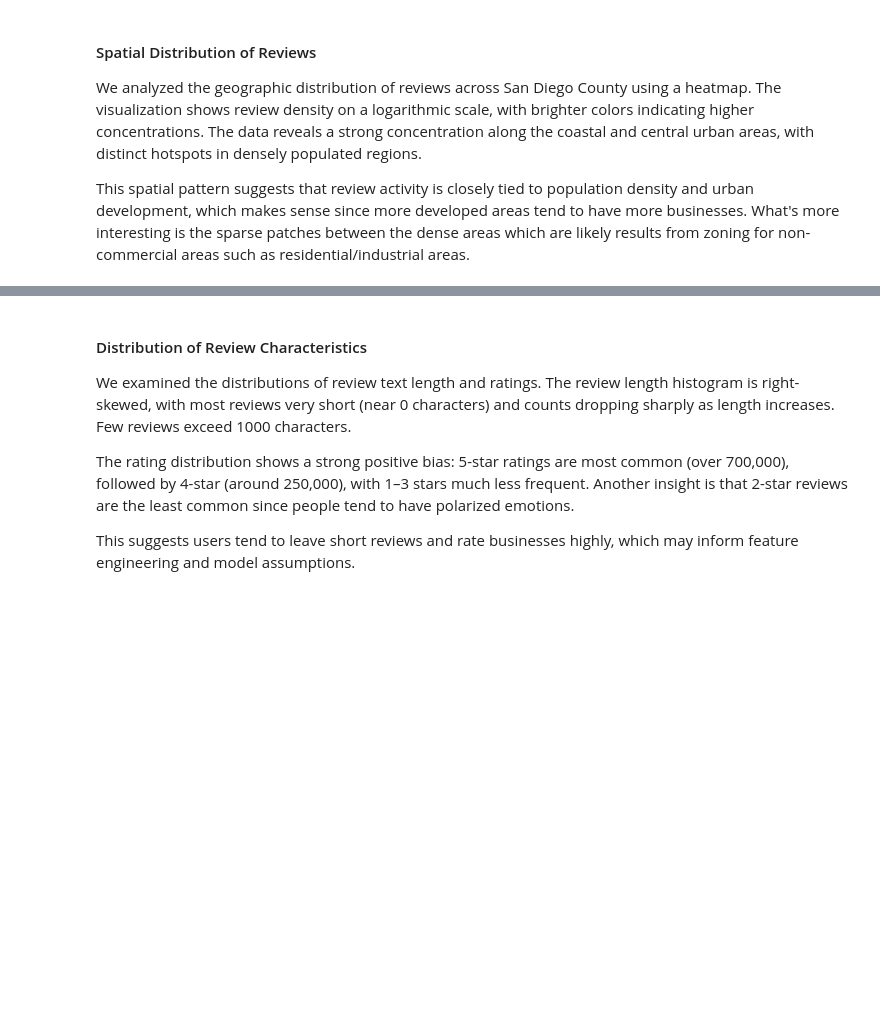
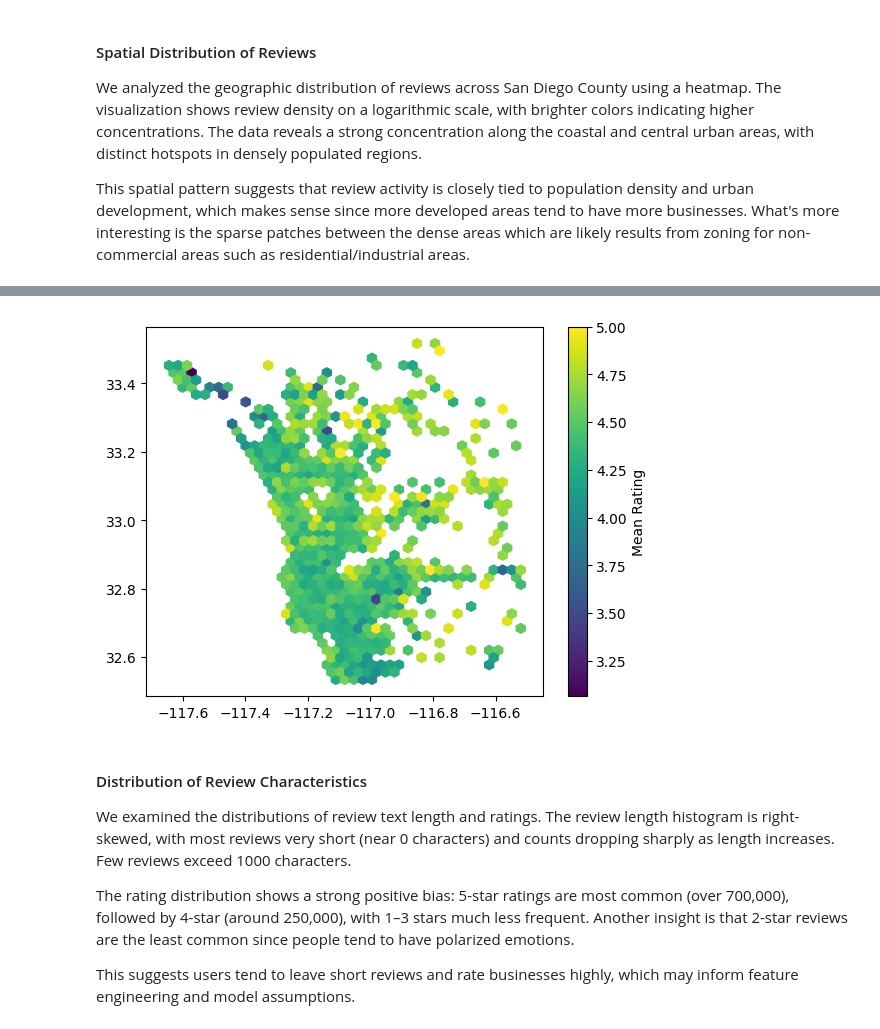
Before and after one commit to TheBoyRoy05/CSE158-Assignment2, a Jupyter notebook: final.ipynb, the cells around one changed output, grey strips where cells are left out. Cells and saved outputs as stored; diff of their text form; code cells hidden in the pictures; blank space fills up the shorter version.

Commit message:
add hexbin and import model

```diff
--- a/final.ipynb
+++ b/final.ipynb
@@ -221,3 +226,37 @@ plt.tight_layout()
+# %%
+num_reviews = {
+    b["gmap_id"]: b["num_of_reviews"]
+    for b in meta_sd
+    if b.get("num_of_reviews") is not None
+}
+
+
+coords = {b["gmap_id"]: (b["latitude"], b["longitude"]) for b in meta_sd}
+
+lats = []
+lons = []
+ratings = []
+weights = []
+
+for r in review_sd:
+    gid = r["gmap_id"]
+    if gid in coords:
+        lat, lon = coords[gid]
+        if lat < 33.8 and lon < -116.5:
+            rating = r['rating']
+            w = rating #* num_reviews[gid]
+            # w = np.log(rating * num_reviews[gid])
+            # if w < 7.5:
+            weights.append(w)
+            lats.append(lat)
+            lons.append(lon)
+
+
+plt.hexbin(lons, lats, C=weights, gridsize=40, reduce_C_function=np.mean)
+plt.colorbar(label='Mean Rating')
+plt.show()
+# %% [output]
+[figure, added]
 # %% [markdown]
 #### Distribution of Review Characteristics
 
```
Also changed, not shown: parts of 5 cells of this notebook.
